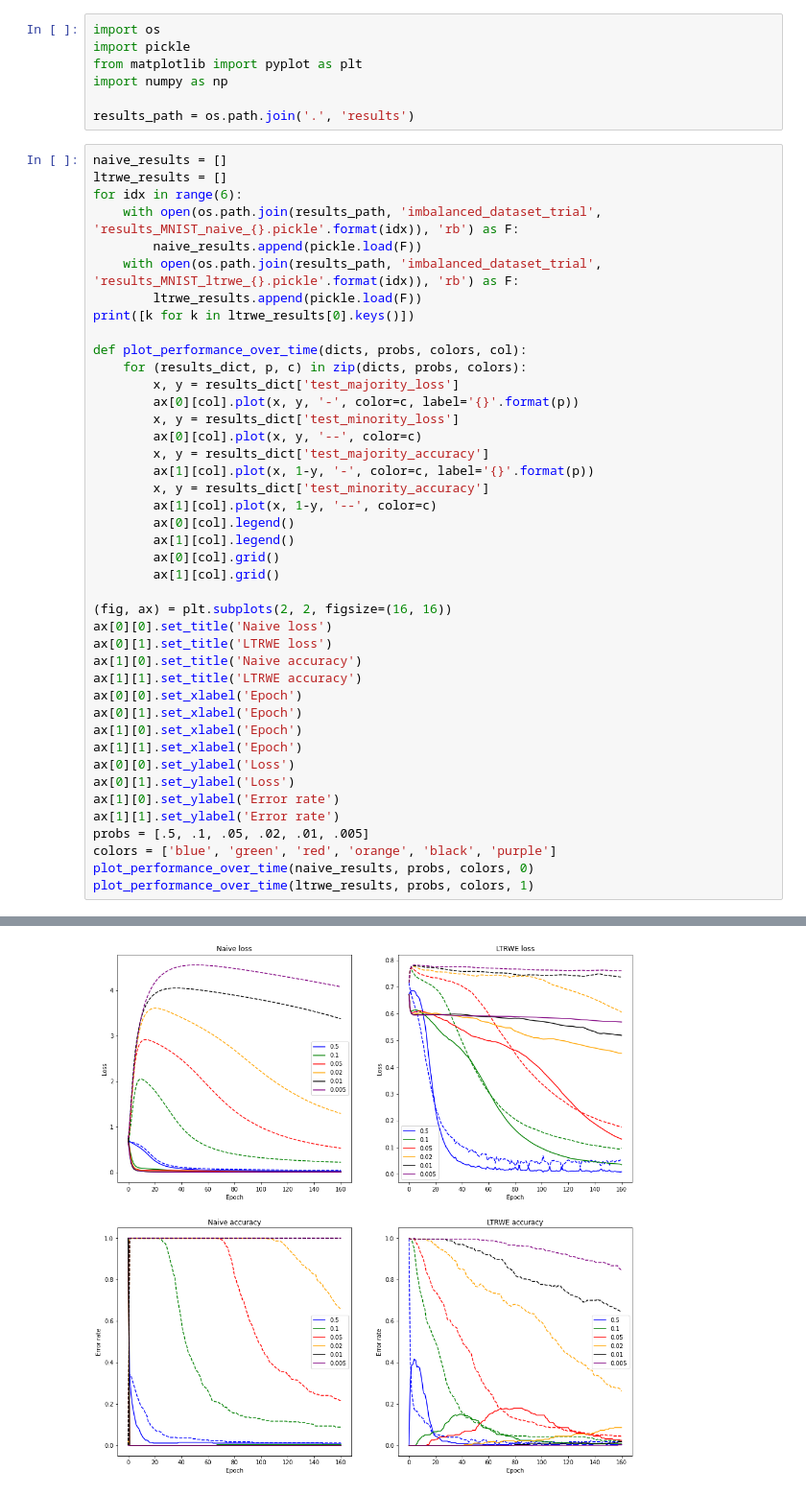
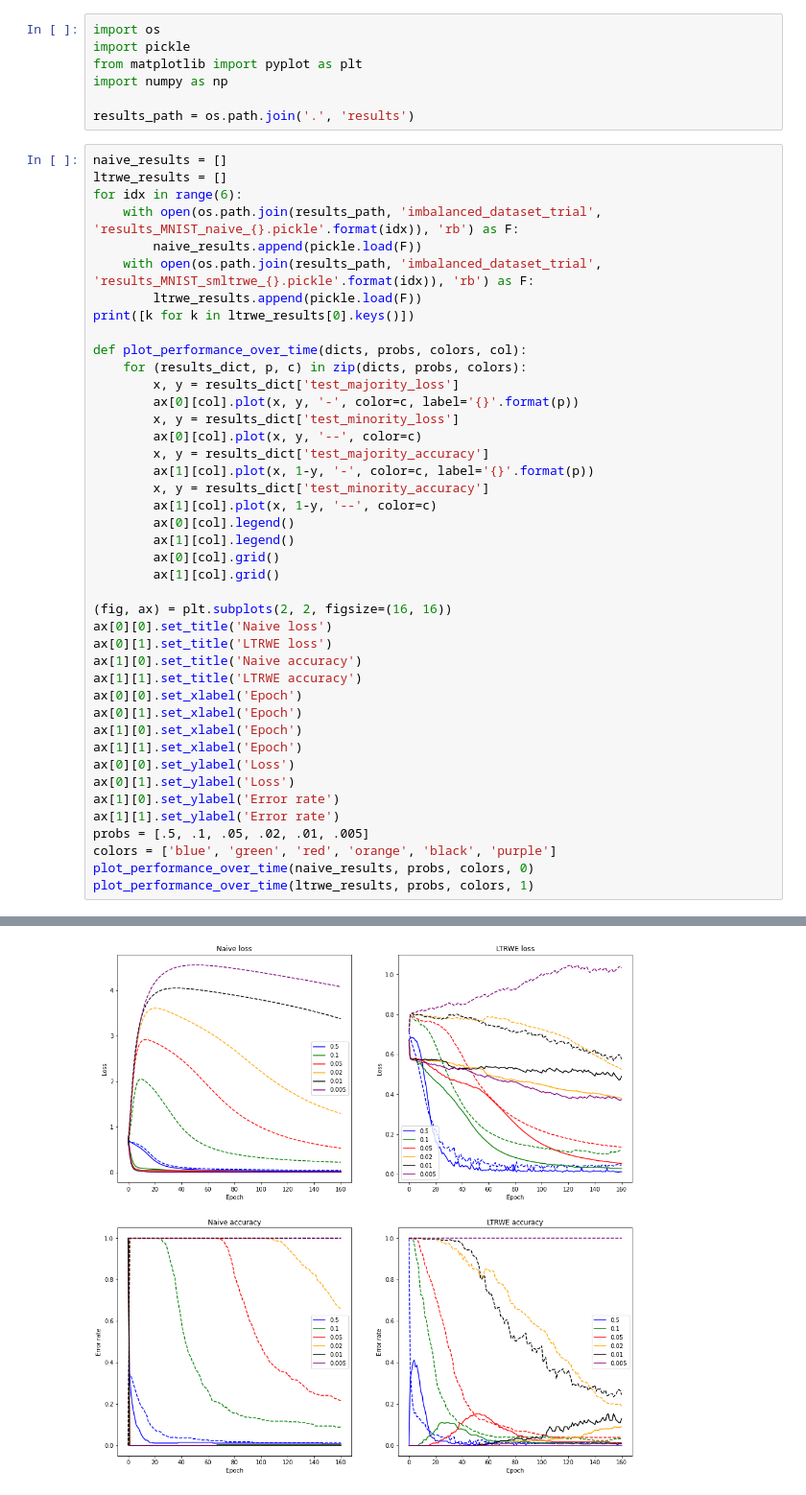
Before and after one commit to jimgammell/ece595ml_project, a Jupyter notebook: display_results.ipynb, the cells around one changed output, grey strips where cells are left out. Shown at 96% size. Drawn from its saved outputs; the diff is of its cells as text.

Commit message:
Finished running trials using separate random network to generate weights. Results do not seem to be great.

```diff
--- a/display_results.ipynb
+++ b/display_results.ipynb
@@ -11,7 +11,7 @@ ltrwe_results = []
 for idx in range(6):
     with open(os.path.join(results_path, 'imbalanced_dataset_trial', 'results_MNIST_naive_{}.pickle'.format(idx)), 'rb') as F:
         naive_results.append(pickle.load(F))
-    with open(os.path.join(results_path, 'imbalanced_dataset_trial', 'results_MNIST_ltrwe_{}.pickle'.format(idx)), 'rb') as F:
+    with open(os.path.join(results_path, 'imbalanced_dataset_trial', 'results_MNIST_smltrwe_{}.pickle'.format(idx)), 'rb') as F:
         ltrwe_results.append(pickle.load(F))
 print([k for k in ltrwe_results[0].keys()])
 
@@ -22,31 +22,31 @@ def plot_performance_over_time(dicts, probs, colors, col):
         x, y = results_dict['test_minority_loss']
         ax[0][col].plot(x, y, '--', color=c)
         x, y = results_dict['test_majority_accuracy']
         ax[1][col].plot(x, 1-y, '-', color=c, label='{}'.format(p))
         x, y = results_dict['test_minority_accuracy']
         ax[1][col].plot(x, 1-y, '--', color=c)
         ax[0][col].legend()
         ax[1][col].legend()
         ax[0][col].grid()
         ax[1][col].grid()
 
 (fig, ax) = plt.subplots(2, 2, figsize=(16, 16))
 ax[0][0].set_title('Naive loss')
 ax[0][1].set_title('LTRWE loss')
 ax[1][0].set_title('Naive accuracy')
 ax[1][1].set_title('LTRWE accuracy')
 ax[0][0].set_xlabel('Epoch')
 ax[0][1].set_xlabel('Epoch')
 ax[1][0].set_xlabel('Epoch')
 ax[1][1].set_xlabel('Epoch')
 ax[0][0].set_ylabel('Loss')
 ax[0][1].set_ylabel('Loss')
 ax[1][0].set_ylabel('Error rate')
 ax[1][1].set_ylabel('Error rate')
 probs = [.5, .1, .05, .02, .01, .005]
 colors = ['blue', 'green', 'red', 'orange', 'black', 'purple']
 plot_performance_over_time(naive_results, probs, colors, 0)
 plot_performance_over_time(ltrwe_results, probs, colors, 1)
 # %% [output]
 ['train_majority_loss', 'train_minority_loss', 'train_majority_accuracy', 'train_minority_accuracy', 'test_majority_loss', 'test_minority_loss', 'test_majority_accuracy', 'test_minority_accuracy', 'tr ...
-[figure, old version]
+[figure, new version]
```
Also changed, not shown: parts of 2 cells of this notebook, 9 other files.
